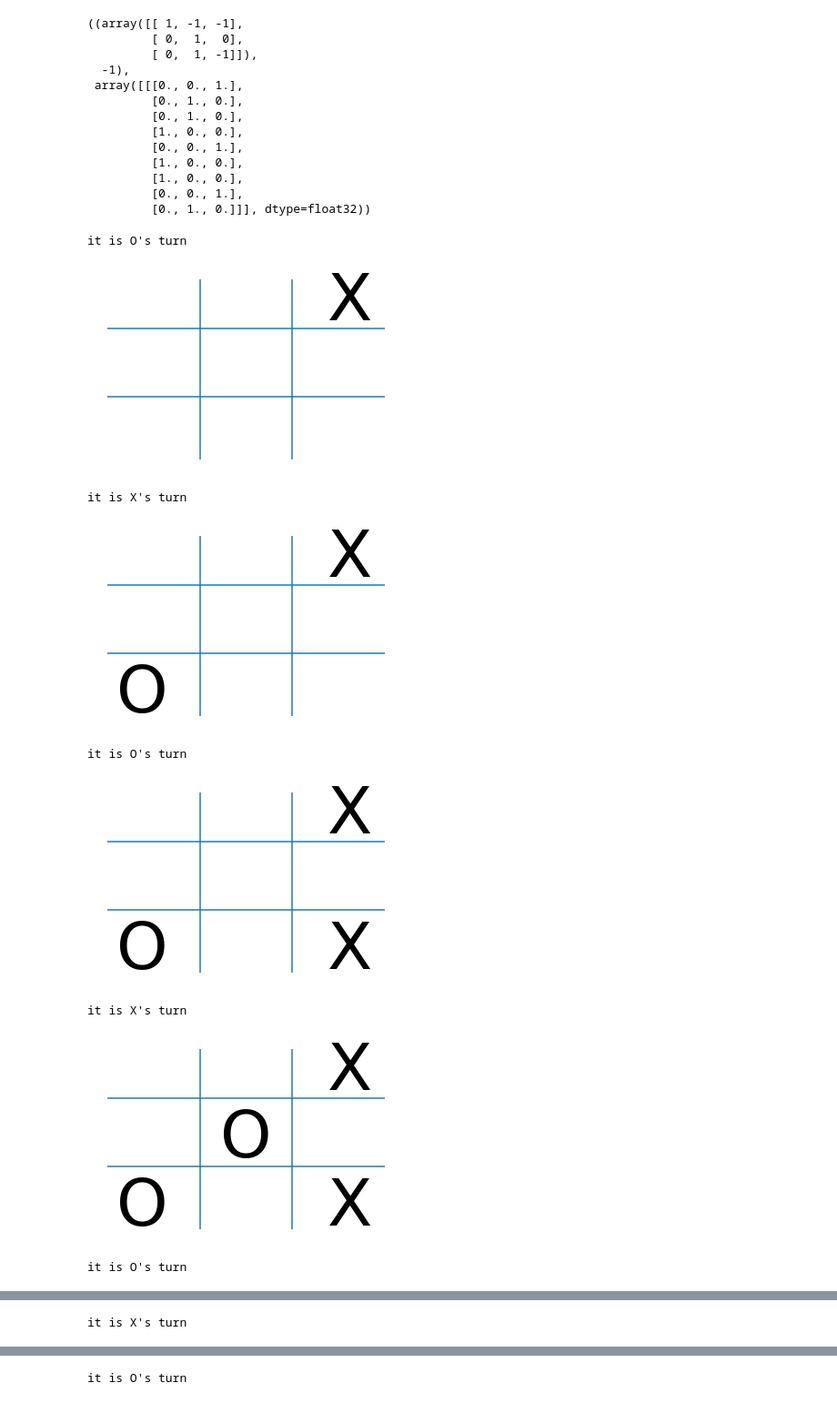
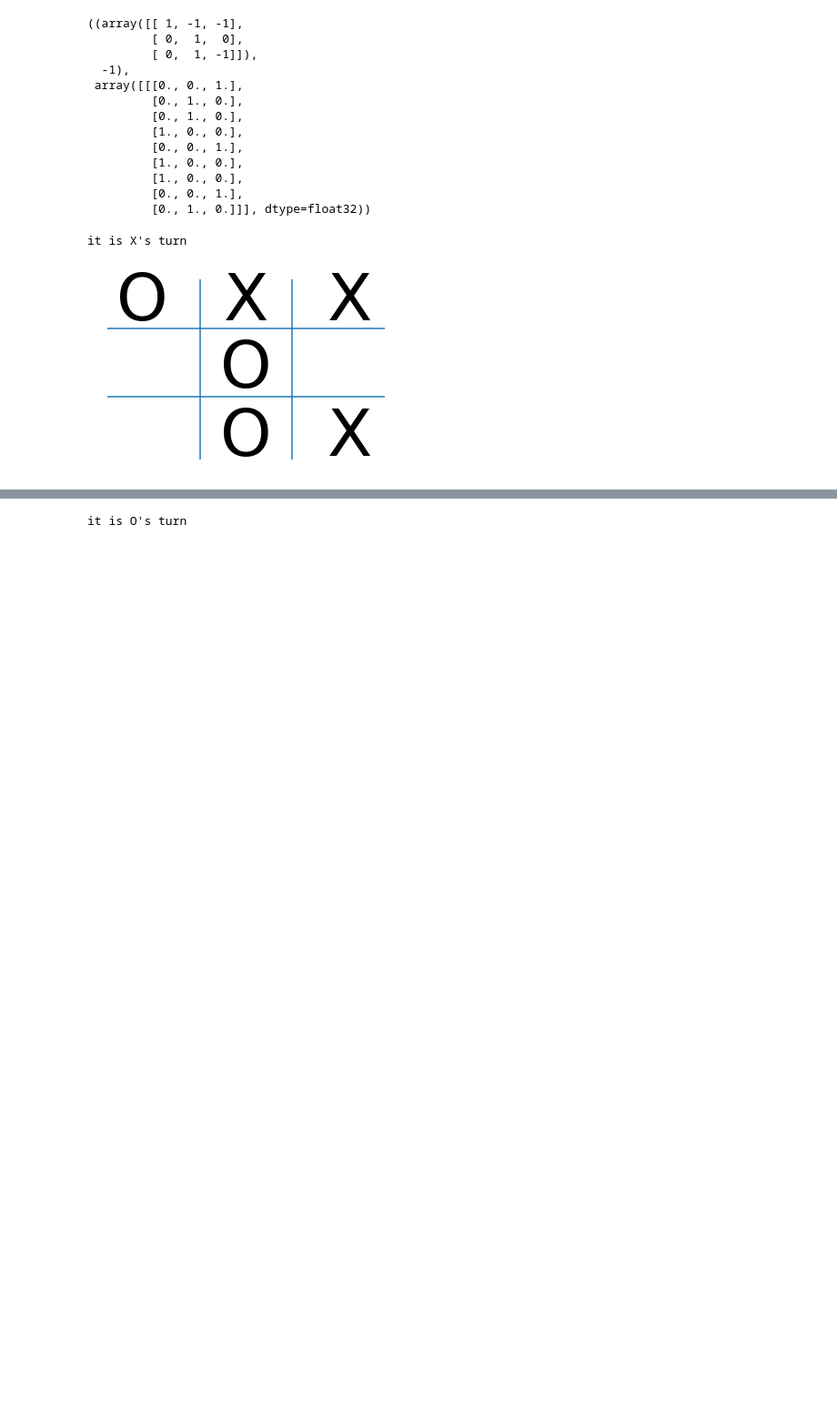
Before and after one commit to cmiddleman/DQNagent, a Jupyter notebook: src/test_notebook.ipynb, the cells around one changed output, grey strips where cells are left out. Shown at 91% size. Cells and saved outputs as stored; diff of their text form; code cells hidden in the pictures; blank space fills up the shorter version.

```diff
--- a/src/test_notebook.ipynb
+++ b/src/test_notebook.ipynb
@@ -36,14 +36,9 @@ state, one_hot_encode([state])
          [0., 0., 1.],
          [0., 1., 0.]]], dtype=float32))
 # %%
-Game_Handler().play_game(players = {X:DQNAgent(), O:DQNAgent()}, do_render=True)
+ttt = TicTacToe()
+ttt.state = (-1*state[0], -state[1])
+ttt.render()
 # %% [output]
-it is O's turn
+it is X's turn
-[figure, old version]
+[figure, new version]
-it is X's turn
-[figure, removed]
-it is O's turn
-[figure, removed]
-it is X's turn
-[figure, removed]
-it is O's turn
@@ -51 +44,0 @@ it is O's turn
-it is X's turn
```
Also changed, not shown: parts of 2 cells of this notebook, 3 other files.
